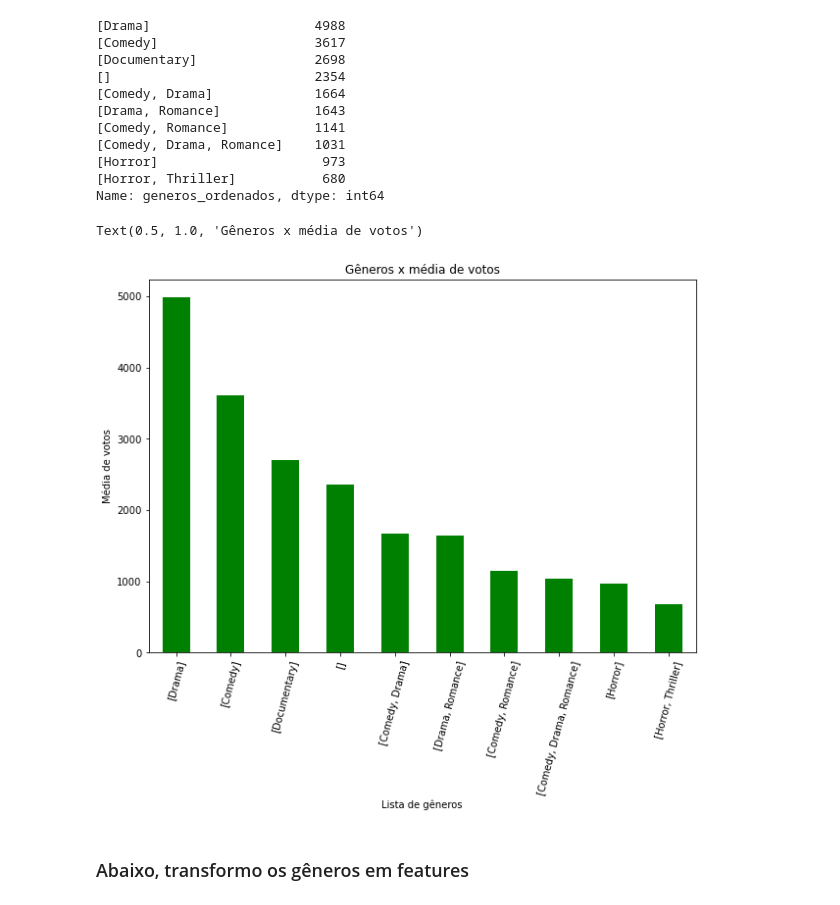
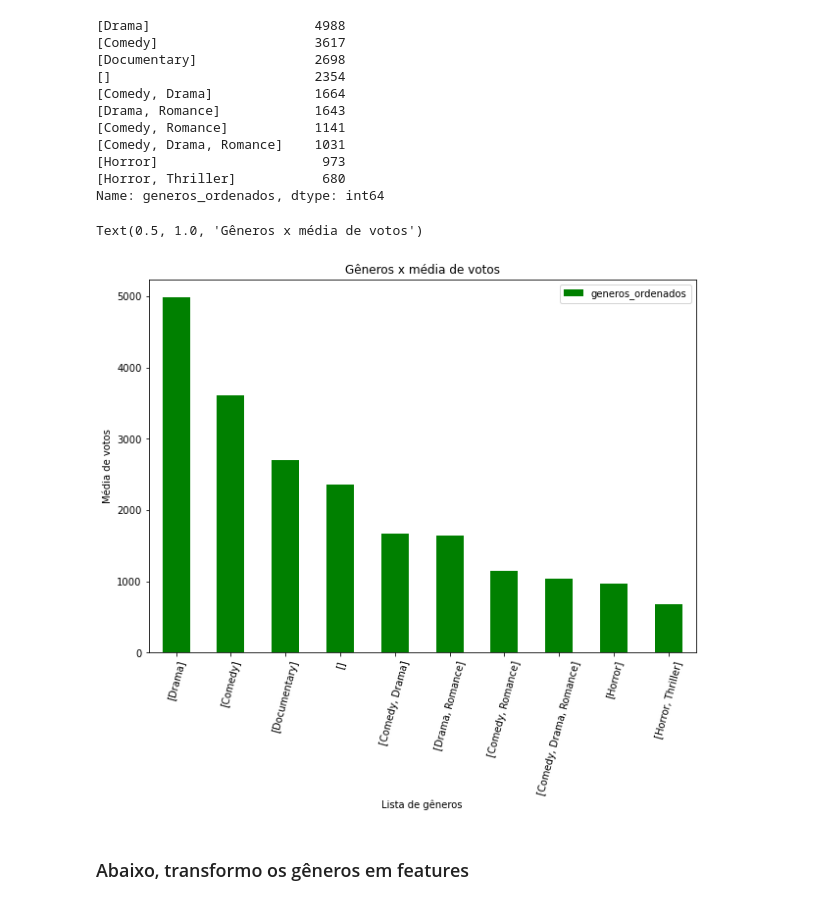
Before and after one commit to hericax/Pos, a Jupyter notebook: projeto_3/aed_projeto_3.ipynb, the cells around one changed output. Cells and saved outputs as stored; diff of their text form; code cells hidden in the pictures.

```diff
--- a/projeto_3/aed_projeto_3.ipynb
+++ b/projeto_3/aed_projeto_3.ipynb
@@ -711,14 +750,16 @@ Name: generos_ordenados, dtype: int64
 # %%
 # plotando os generos
 df.generos_ordenados.value_counts().head(10).plot.bar(color='green')
 
 plt.xticks(rotation=75)
+plt.legend()
+
 plt.xlabel("Lista de gêneros")
 plt.ylabel("Média de votos")
 plt.title("Gêneros x média de votos")
 # %% [output]
 Text(0.5, 1.0, 'Gêneros x média de votos')
-[figure, old version]
+[figure, new version]
 # %% [markdown]
 ### Abaixo, transformo os gêneros em features
 # %%
```
Also changed, not shown: parts of 112 cells of this notebook, 1 other file.
